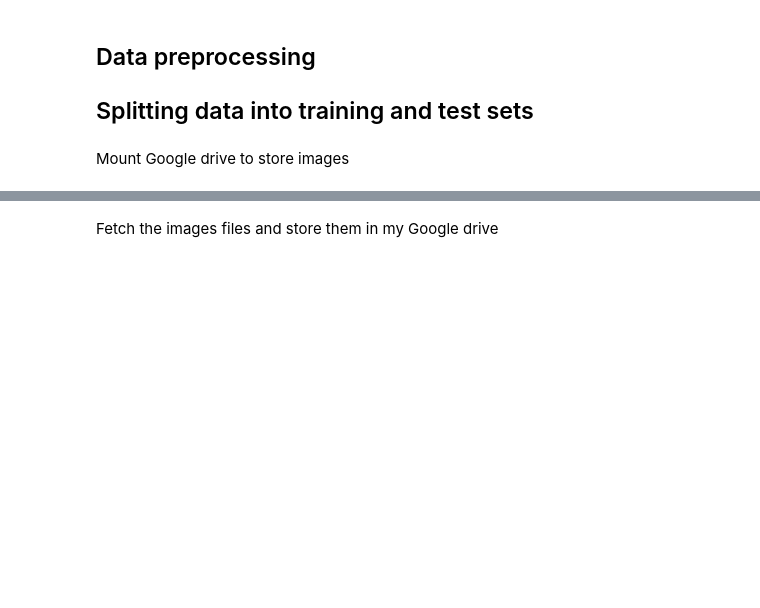
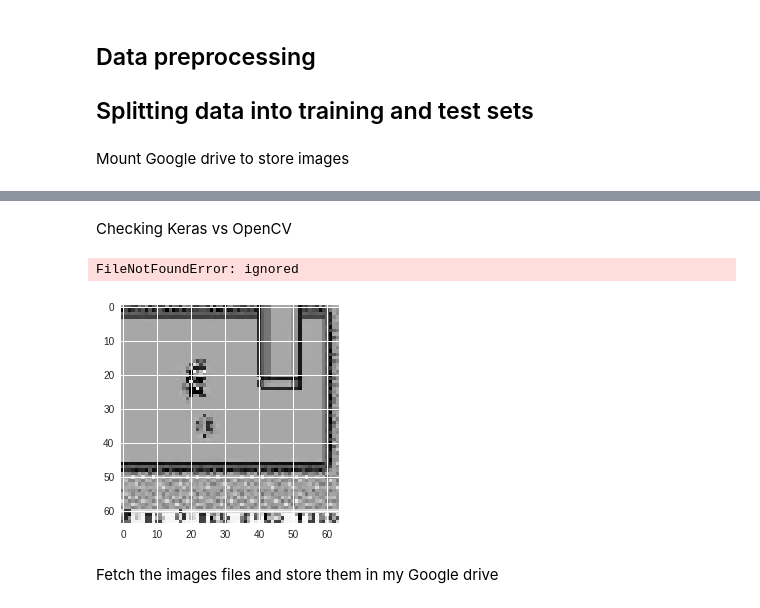
Before and after one commit to RuaanV/datascience-notebook, a Jupyter notebook: cnn_mario_image_part1.ipynb, the cells around one changed output, grey strips where cells are left out. Drawn from its saved outputs; the diff is of its cells as text; code cells hidden in the pictures; blank space fills up the shorter version.

```diff
--- a/cnn_mario_image_part1.ipynb
+++ b/cnn_mario_image_part1.ipynb
@@ -109,4 +109,10 @@ import lime
 from lime import lime_image
 
 print('Notebook run using keras:', keras.__version__)
+
+mario_training_path = "/content/gdrive/My Drive/training_set/mario/"
+wario_training_path = "/content/gdrive/My Drive/training_set/wario/"
+
+mario_test_path = "/content/gdrive/My Drive/test_set/mario/"
+wario_test_path = "/content/gdrive/My Drive/test_set/wario/"
 # %% [output]
@@ -325,3 +343,19 @@ move_random_files(path_from = "/content/gdrive/My Drive/training_set/wario/",
+# %% [markdown]
+Checking Keras vs OpenCV
+# %%
+im = cv2.imread(mario_test_path + '_2.jpg')
+plt.imshow(im)
+
+# using openCV
+im_cv = cv2.resize(im, (64, 64))
+plt.imshow(im_cv)
+
+# using a function from Keras
+im = load_img('training_set/mario/mario_1.jpg', target_size=(64, 64))
+plt.imshow(im)
+# %% [output]
+FileNotFoundError: ignored
+[figure, added]
 # %%
 !nvidia-smi
 # %%
```
Also changed, not shown: parts of 12 cells of this notebook.
